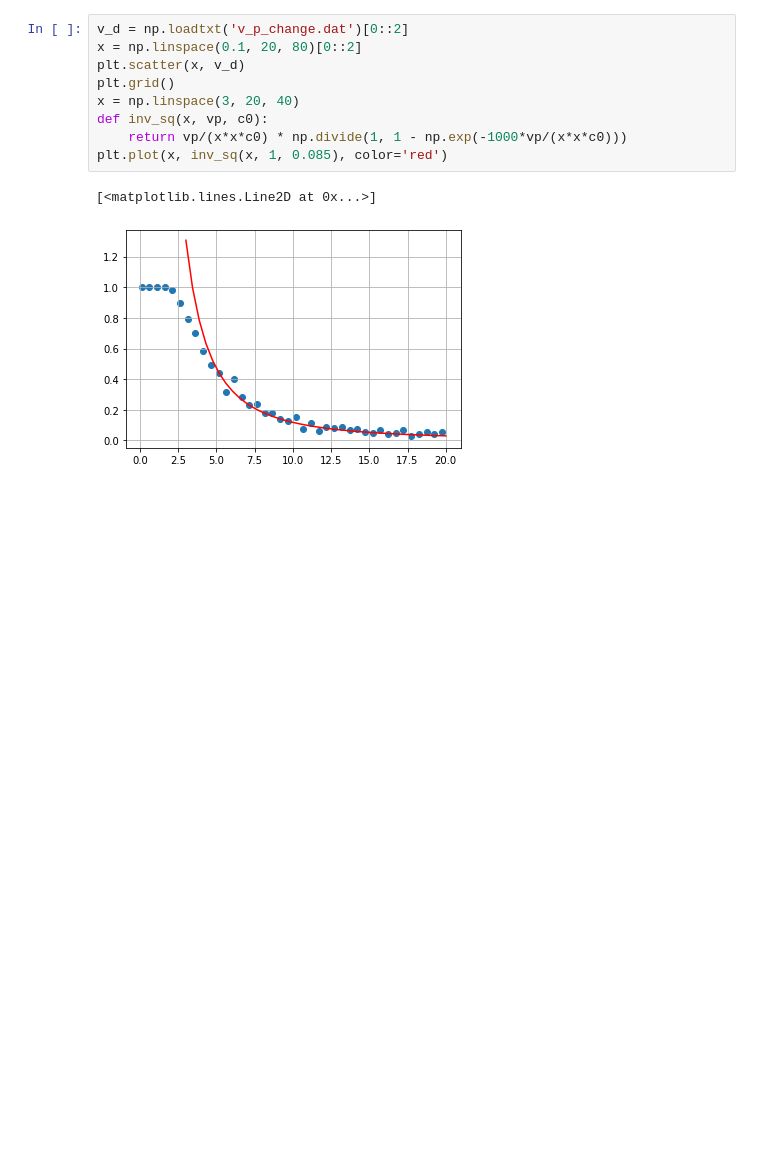
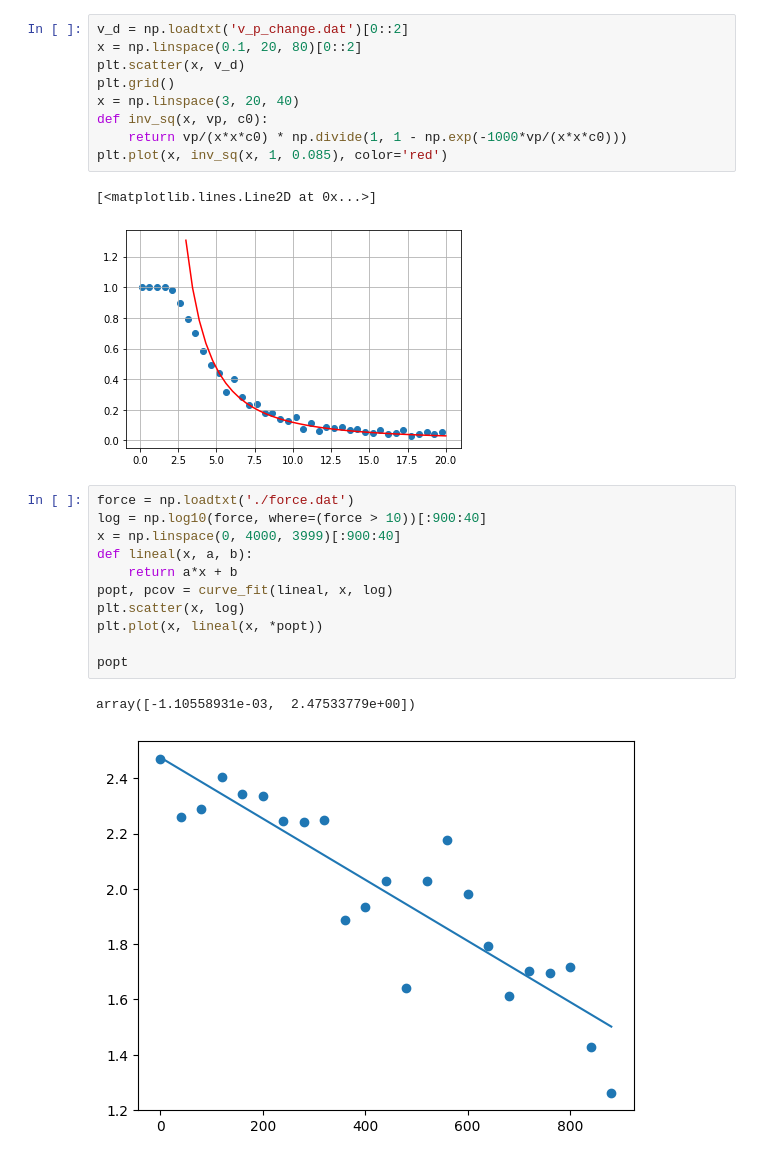
Before and after one commit to Terasuki/UG-PX402-ActiveMatter-2022-23, a Jupyter notebook: graphs.ipynb, the cells around one changed output. Saved outputs shown, nothing was run; the diff lists cells and outputs as text; blank space fills up the shorter version.

```diff
--- a/graphs.ipynb
+++ b/graphs.ipynb
@@ -451,3 +464,17 @@ plt.plot(x, inv_sq(x, 1, 0.085), color='red')
 # %% [output]
 [<matplotlib.lines.Line2D at 0x...>]
 [figure]
+# %%
+force = np.loadtxt('./force.dat')
+log = np.log10(force, where=(force > 10))[:900:40]
+x = np.linspace(0, 4000, 3999)[:900:40]
+def lineal(x, a, b):
+    return a*x + b
+popt, pcov = curve_fit(lineal, x, log)
+plt.scatter(x, log)
+plt.plot(x, lineal(x, *popt))
+
+popt
+# %% [output]
+array([-1.10558931e-03,  2.47533779e+00])
+[figure, added]
```
Also changed, not shown: parts of 3 cells of this notebook, 5 other files.
